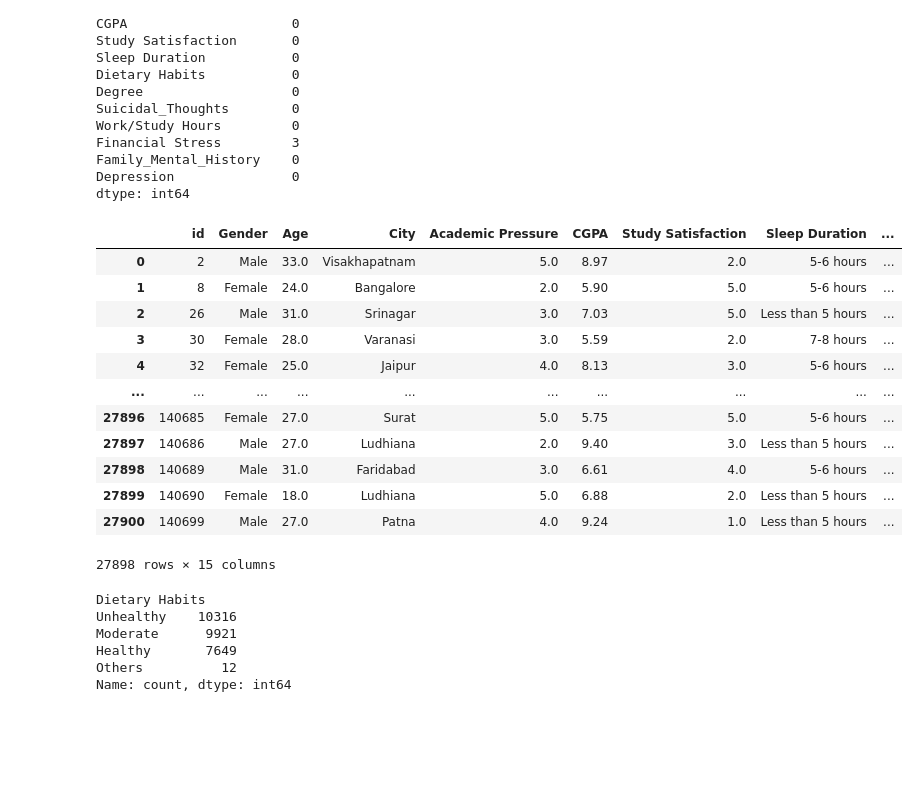
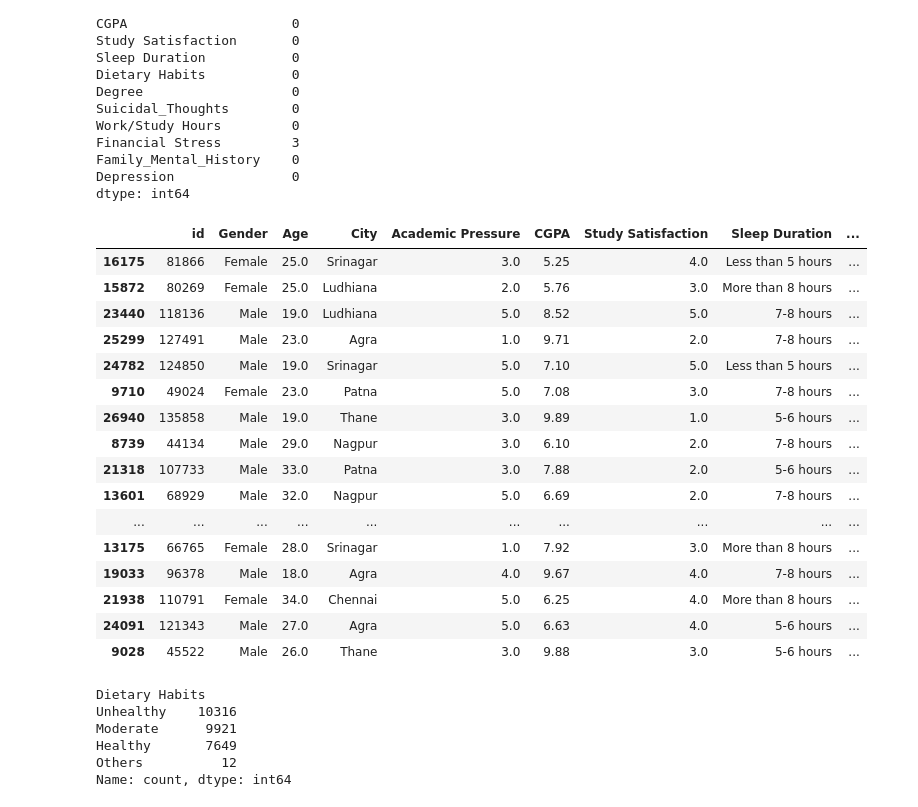
Before and after one commit to Shahzaib-Shoaib/ml_kit, a Jupyter notebook: PC1_BUKC_CLF.ipynb, the cells around one changed output. Saved outputs shown, nothing was run; the diff lists cells and outputs as text; code cells hidden in the pictures; blank space fills up the shorter version.

```diff
--- a/PC1_BUKC.ipynb
+++ b/PC1_BUKC_CLF.ipynb
@@ -140,21 +140,25 @@ Depression               0
 dtype: int64
 # %%
 df.dropna(subset=['Financial Stress'], inplace=True)
-df
+df.sample(25)
 # %% [output]
 |  | id | Gender | Age | City | Academic Pressure | CGPA | Study Satisfaction | Sleep Duration | ... |
-| 0 | 2 | Male | 33.0 | Visakhapatnam | 5.0 | 8.97 | 2.0 | 5-6 hours | ... |
-| 1 | 8 | Female | 24.0 | Bangalore | 2.0 | 5.90 | 5.0 | 5-6 hours | ... |
-| 2 | 26 | Male | 31.0 | Srinagar | 3.0 | 7.03 | 5.0 | Less than 5 hours | ... |
-| 3 | 30 | Female | 28.0 | Varanasi | 3.0 | 5.59 | 2.0 | 7-8 hours | ... |
-| 4 | 32 | Female | 25.0 | Jaipur | 4.0 | 8.13 | 3.0 | 5-6 hours | ... |
+| 16175 | 81866 | Female | 25.0 | Srinagar | 3.0 | 5.25 | 4.0 | Less than 5 hours | ... |
+| 15872 | 80269 | Female | 25.0 | Ludhiana | 2.0 | 5.76 | 3.0 | More than 8 hours | ... |
+| 23440 | 118136 | Male | 19.0 | Ludhiana | 5.0 | 8.52 | 5.0 | 7-8 hours | ... |
+| 25299 | 127491 | Male | 23.0 | Agra | 1.0 | 9.71 | 2.0 | 7-8 hours | ... |
+| 24782 | 124850 | Male | 19.0 | Srinagar | 5.0 | 7.10 | 5.0 | Less than 5 hours | ... |
+| 9710 | 49024 | Female | 23.0 | Patna | 5.0 | 7.08 | 3.0 | 7-8 hours | ... |
+| 26940 | 135858 | Male | 19.0 | Thane | 3.0 | 9.89 | 1.0 | 5-6 hours | ... |
+| 8739 | 44134 | Male | 29.0 | Nagpur | 3.0 | 6.10 | 2.0 | 7-8 hours | ... |
+| 21318 | 107733 | Male | 33.0 | Patna | 3.0 | 7.88 | 2.0 | 5-6 hours | ... |
+| 13601 | 68929 | Male | 32.0 | Nagpur | 5.0 | 6.69 | 2.0 | 7-8 hours | ... |
 | ... | ... | ... | ... | ... | ... | ... | ... | ... | ... |
-| 27896 | 140685 | Female | 27.0 | Surat | 5.0 | 5.75 | 5.0 | 5-6 hours | ... |
-| 27897 | 140686 | Male | 27.0 | Ludhiana | 2.0 | 9.40 | 3.0 | Less than 5 hours | ... |
-| 27898 | 140689 | Male | 31.0 | Faridabad | 3.0 | 6.61 | 4.0 | 5-6 hours | ... |
-| 27899 | 140690 | Female | 18.0 | Ludhiana | 5.0 | 6.88 | 2.0 | Less than 5 hours | ... |
-| 27900 | 140699 | Male | 27.0 | Patna | 4.0 | 9.24 | 1.0 | Less than 5 hours | ... |
+| 13175 | 66765 | Female | 28.0 | Srinagar | 1.0 | 7.92 | 3.0 | More than 8 hours | ... |
+| 19033 | 96378 | Male | 18.0 | Agra | 4.0 | 9.67 | 4.0 | 7-8 hours | ... |
+| 21938 | 110791 | Female | 34.0 | Chennai | 5.0 | 6.25 | 4.0 | More than 8 hours | ... |
+| 24091 | 121343 | Male | 27.0 | Agra | 5.0 | 6.63 | 4.0 | 5-6 hours | ... |
+| 9028 | 45522 | Male | 26.0 | Thane | 3.0 | 9.88 | 3.0 | 5-6 hours | ... |
-27898 rows × 15 columns
 # %%
 value_counts = df['Dietary Habits'].value_counts()
 print(value_counts)
```
Also changed, not shown: parts of 12 cells of this notebook.
